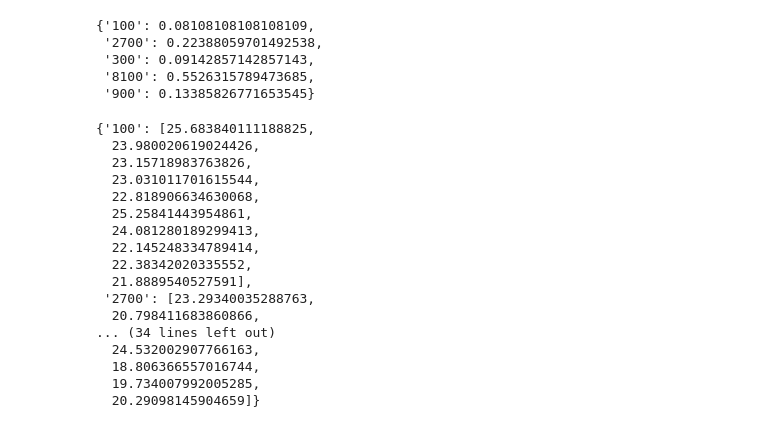
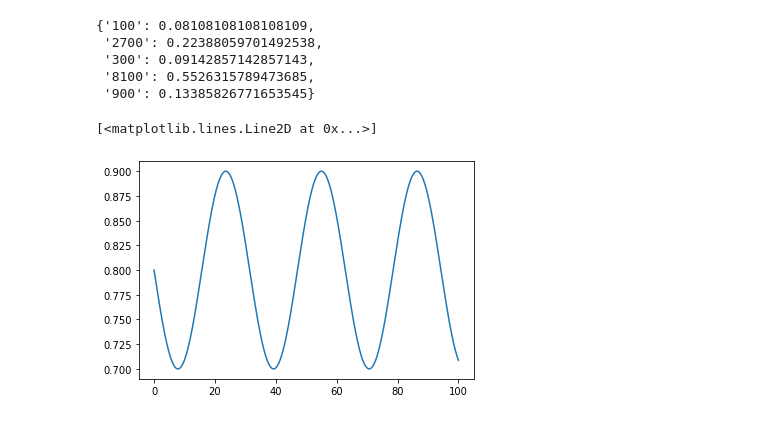
Before and after one commit to jdbrunner/disease_net, a Jupyter notebook: TestingConfidence.ipynb, the cells around one changed output. Saved outputs shown, nothing was run; the diff lists cells and outputs as text; code cells hidden in the pictures.

```diff
--- a/TestingConfidence.ipynb
+++ b/TestingConfidence.ipynb
@@ -223,23 +223,9 @@ precision
  '300': 0.09142857142857143,
  '8100': 0.5526315789473685,
  '900': 0.13385826771653545}
-# %%
-mean_sq_error
-# %% [output]
-{'100': [25.683840111188825,
-  23.980020619024426,
-  23.15718983763826,
-  23.031011701615544,
-  22.818906634630068,
-  25.25841443954861,
-  24.081280189299413,
-  22.145248334789414,
-  22.38342020335552,
-  21.8889540527591],
- '2700': [23.29340035288763,
-  20.798411683860866,
-... (34 lines left out)
-  24.532002907766163,
-  18.806366557016744,
-  19.734007992005285,
-  20.29098145904659]}
+# %%
+t = np.arange(0,100,0.01)
+plt.plot(t,1-(0.1*np.sin(t/5) + 0.2))
+# %% [output]
+[<matplotlib.lines.Line2D at 0x...>]
+[figure, added]
```
Also changed, not shown: 39 other files.
